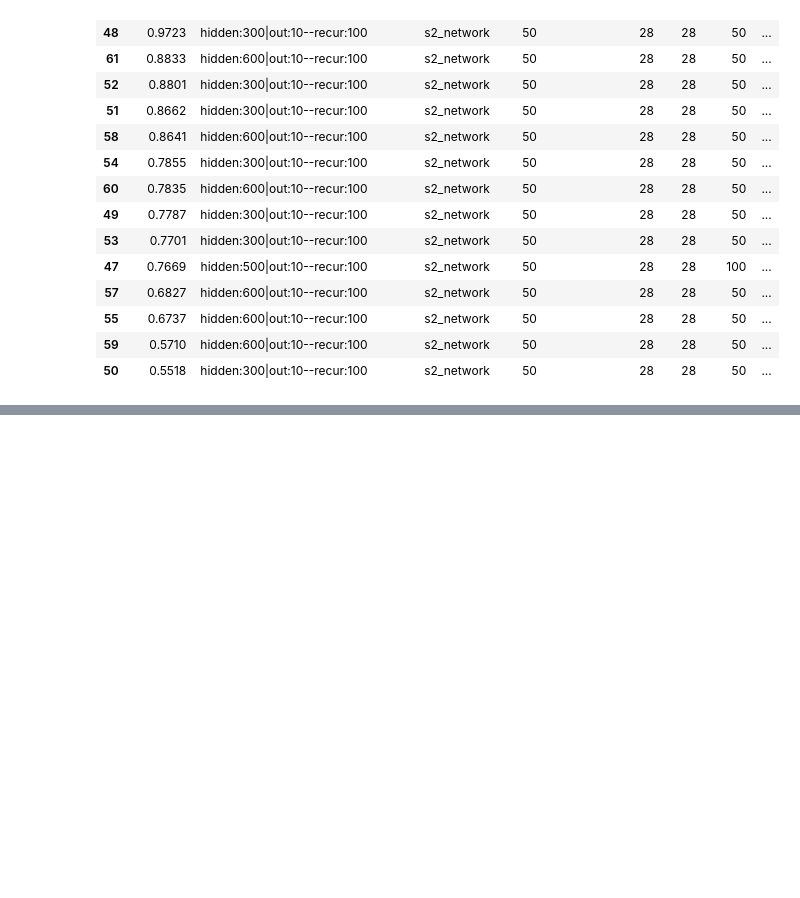
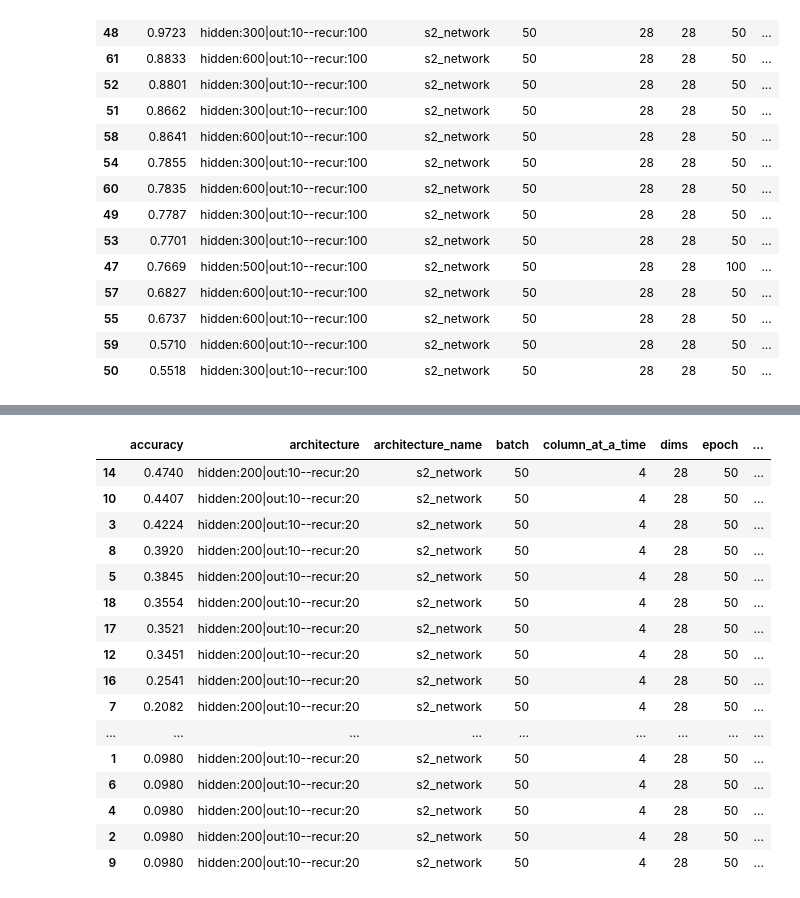
Before and after one commit to p16i/thesis-designing-recurrent-neural-networks-for-explainability, a Jupyter notebook: notebooks/visualize-results.ipynb, the cells around one changed output, grey strips where cells are left out. Saved outputs shown, nothing was run; the diff lists cells and outputs as text; code cells hidden in the pictures; blank space fills up the shorter version.

```diff
--- a/notebooks/visualize-results.ipynb
+++ b/notebooks/visualize-results.ipynb
@@ -151,3 +157,23 @@ experiment_artifact.get_results('../experiment-results/sprint-5-seq-4').sort_val
 | 5 | 0.6688 | in1:200|hidden:30|out1:20|out2:10... | s3_network | 50 | 7 | 28 | 500 | ... |
 | 1 | 0.6538 | in1:100|hidden:30|out1:20|out2:10... | s3_network | 50 | 7 | 28 | 500 | ... |
 | 2 | 0.4752 | in1:100|hidden:30|out1:20|out2:10... | s3_network | 50 | 7 | 28 | 500 | ... |
+# %%
+experiment_artifact.get_results('../experiment-results/sprint-6-bayesian').sort_values(by='val_accuracy', ascending=False)
+# %% [output]
+|  | accuracy | architecture | architecture_name | batch | column_at_a_time | dims | epoch | ... |
+| 14 | 0.4740 | hidden:200|out:10--recur:20 | s2_network | 50 | 4 | 28 | 50 | ... |
+| 10 | 0.4407 | hidden:200|out:10--recur:20 | s2_network | 50 | 4 | 28 | 50 | ... |
+| 3 | 0.4224 | hidden:200|out:10--recur:20 | s2_network | 50 | 4 | 28 | 50 | ... |
+| 8 | 0.3920 | hidden:200|out:10--recur:20 | s2_network | 50 | 4 | 28 | 50 | ... |
+| 5 | 0.3845 | hidden:200|out:10--recur:20 | s2_network | 50 | 4 | 28 | 50 | ... |
+| 18 | 0.3554 | hidden:200|out:10--recur:20 | s2_network | 50 | 4 | 28 | 50 | ... |
+| 17 | 0.3521 | hidden:200|out:10--recur:20 | s2_network | 50 | 4 | 28 | 50 | ... |
+| 12 | 0.3451 | hidden:200|out:10--recur:20 | s2_network | 50 | 4 | 28 | 50 | ... |
+| 16 | 0.2541 | hidden:200|out:10--recur:20 | s2_network | 50 | 4 | 28 | 50 | ... |
+| 7 | 0.2082 | hidden:200|out:10--recur:20 | s2_network | 50 | 4 | 28 | 50 | ... |
+| ... | ... | ... | ... | ... | ... | ... | ... | ... |
+| 1 | 0.0980 | hidden:200|out:10--recur:20 | s2_network | 50 | 4 | 28 | 50 | ... |
+| 6 | 0.0980 | hidden:200|out:10--recur:20 | s2_network | 50 | 4 | 28 | 50 | ... |
+| 4 | 0.0980 | hidden:200|out:10--recur:20 | s2_network | 50 | 4 | 28 | 50 | ... |
+| 2 | 0.0980 | hidden:200|out:10--recur:20 | s2_network | 50 | 4 | 28 | 50 | ... |
+| 9 | 0.0980 | hidden:200|out:10--recur:20 | s2_network | 50 | 4 | 28 | 50 | ... |
```
Also changed, not shown: parts of 2 cells of this notebook, 3 other files.
